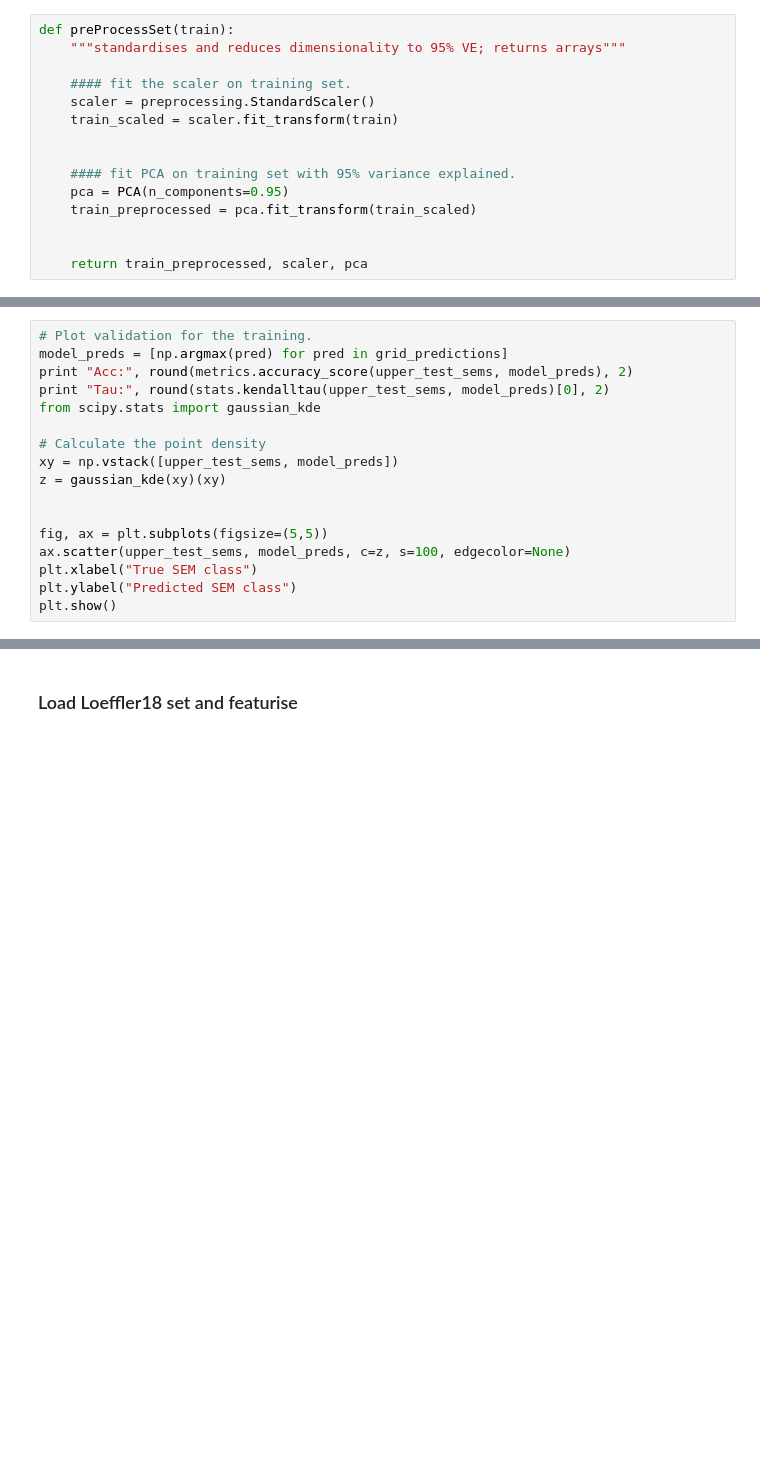
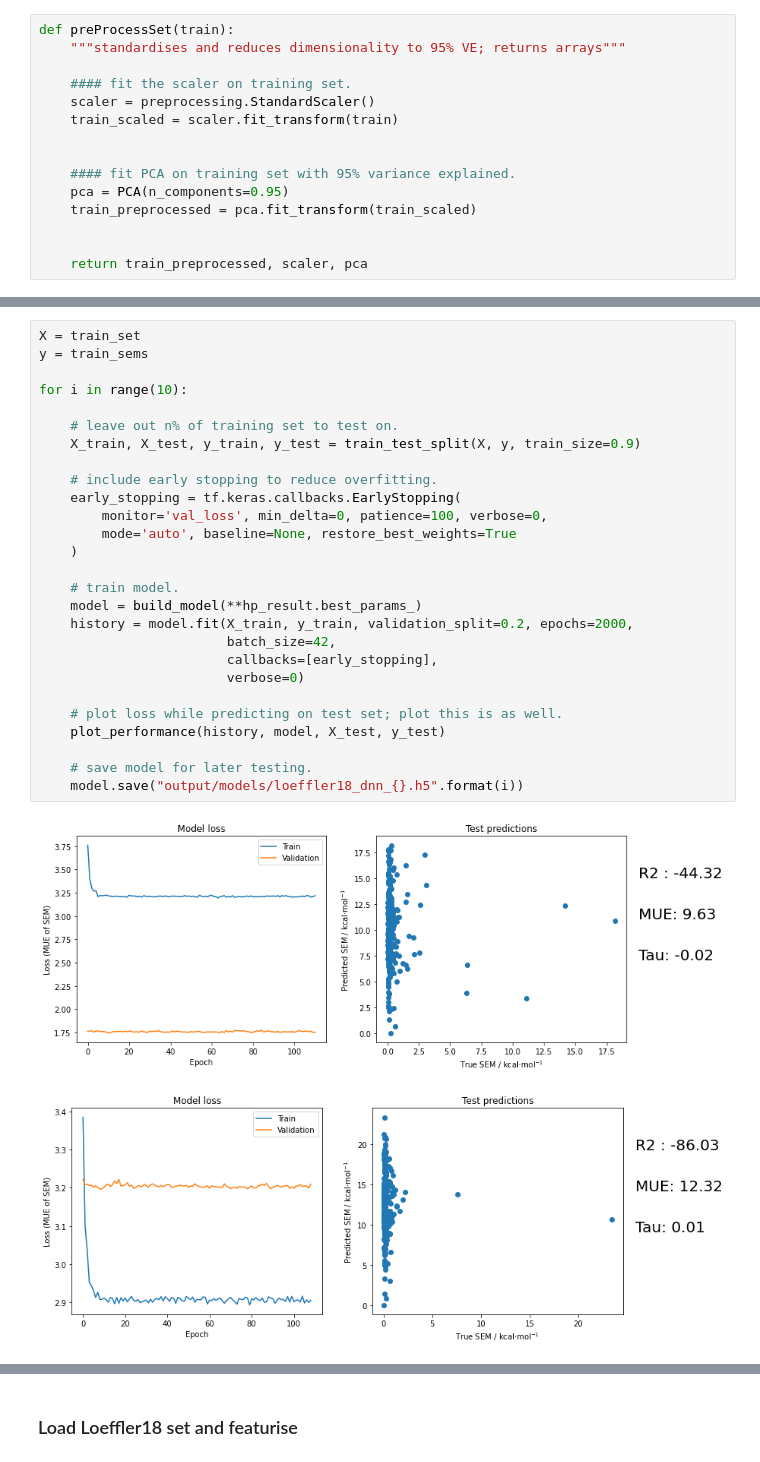
Before and after one commit to michellab/dd_networkgen, a Jupyter notebook: diffnet_pred_ntwk_loeffler18.ipynb, the cells around one changed output, grey strips where cells are left out. Saved outputs shown, nothing was run; the diff lists cells and outputs as text; blank space fills up the shorter version.

```diff
--- a/diffnet_pred_ntwk_loeffler18.ipynb
+++ b/diffnet_pred_ntwk_loeffler18.ipynb
@@ -175,17 +179,0 @@ for i in tqdm(range(10)):
-# %%
-# Plot validation for the training.
-model_preds = [np.argmax(pred) for pred in grid_predictions]
-print "Acc:", round(metrics.accuracy_score(upper_test_sems, model_preds), 2)
-print "Tau:", round(stats.kendalltau(upper_test_sems, model_preds)[0], 2)
-from scipy.stats import gaussian_kde
-
-# Calculate the point density
-xy = np.vstack([upper_test_sems, model_preds])
-z = gaussian_kde(xy)(xy)
-
-
-fig, ax = plt.subplots(figsize=(5,5))
-ax.scatter(upper_test_sems, model_preds, c=z, s=100, edgecolor=None)
-plt.xlabel("True SEM class")
-plt.ylabel("Predicted SEM class")
-plt.show()
@@ -195,0 +301,30 @@ Tau: 0.13
+# %%
+X = train_set
+y = train_sems
+
+for i in range(10):
+
+    # leave out n% of training set to test on.
+    X_train, X_test, y_train, y_test = train_test_split(X, y, train_size=0.9)
+
+    # include early stopping to reduce overfitting.
+    early_stopping = tf.keras.callbacks.EarlyStopping(
+        monitor='val_loss', min_delta=0, patience=100, verbose=0,
+        mode='auto', baseline=None, restore_best_weights=True
+    )
+
+    # train model.
+    model = build_model(**hp_result.best_params_)
+    history = model.fit(X_train, y_train, validation_split=0.2, epochs=2000,
+                        batch_size=42,
+                        callbacks=[early_stopping],
+                        verbose=0)
+
+    # plot loss while predicting on test set; plot this is as well.
+    plot_performance(history, model, X_test, y_test)
+
+    # save model for later testing.
+    model.save("output/models/loeffler18_dnn_{}.h5".format(i))
+# %% [output]
+[figure, added]
+[figure, added]
```
Also changed, not shown: parts of 37 cells of this notebook, 5 other files.
